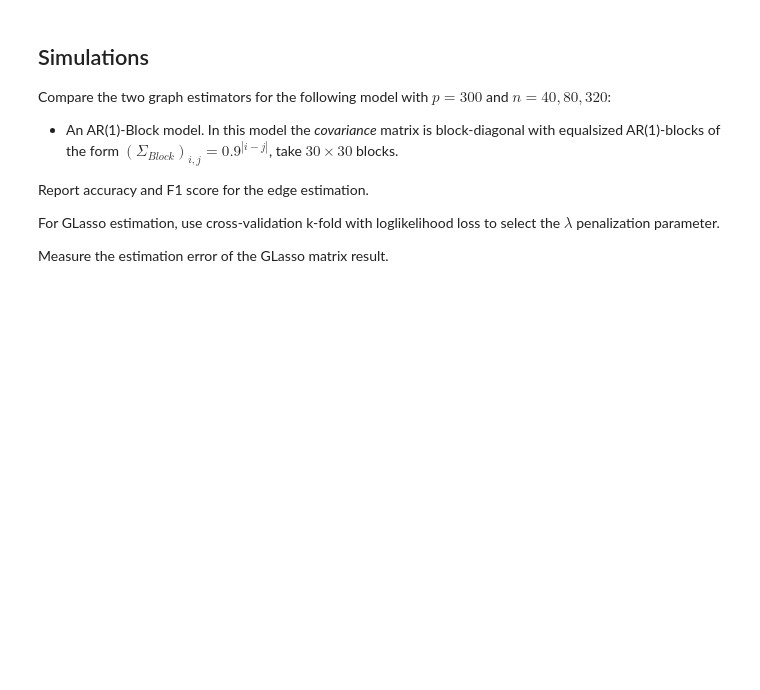
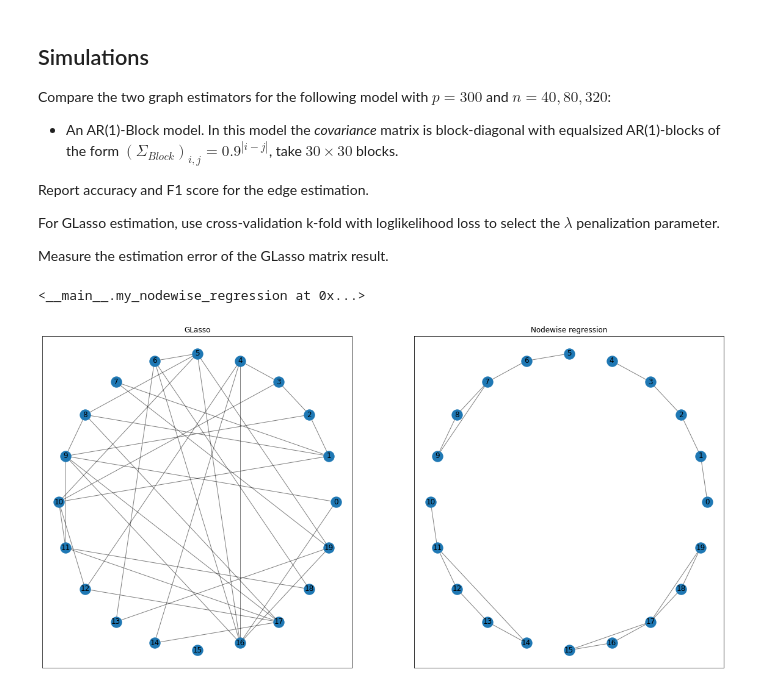
Before and after one commit to EmmanuelJhno/AML-labs, a Jupyter notebook: Cours 9 - TP/L8_Jehanno_Brandeis.ipynb, the cells around one changed output. Drawn from its saved outputs; the diff is of its cells as text; code cells hidden in the pictures; blank space fills up the shorter version.

```diff
--- a/Cours 9 - TP/L8_Jehanno_Brandeis.ipynb
+++ b/Cours 9 - TP/L8_Jehanno_Brandeis.ipynb
@@ -282,0 +308,29 @@ Measure the estimation error of the GLasso matrix result.
+# %%
+import scipy as scp
+nb_blocks = 4
+block_size = 5
+n = 80
+# %%
+block = [[0.9**(abs(i - j)) for i in range(block_size)] for j in range(block_size)]
+cov = scp.linalg.block_diag(*[block]*nb_blocks)
+# %%
+X = np.array([np.random.multivariate_normal(np.zeros((nb_blocks * block_size,)), cov) for _ in range(n)])
+# %%
+model_glasso = my_GLasso(alpha=1, mu=1)
+model_glasso.fit(X)
+
+model_nodewise = my_nodewise_regression(rule="OR", alpha=0.4)
+model_nodewise.fit(X)
+# %% [output]
+<__main__.my_nodewise_regression at 0x...>
+# %%
+plt.figure(figsize=(20,10))
+plt.subplot(121)
+draw(model_glasso, edge_labels=False)
+plt.title("GLasso")
+plt.subplot(122)
+draw(model_nodewise, edge_labels=False)
+plt.title("Nodewise regression")
+plt.show()
+# %% [output]
+[figure, added]
```
Also changed, not shown: parts of 9 cells of this notebook.
